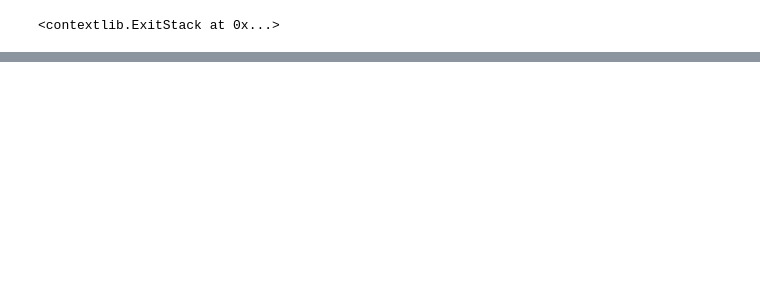
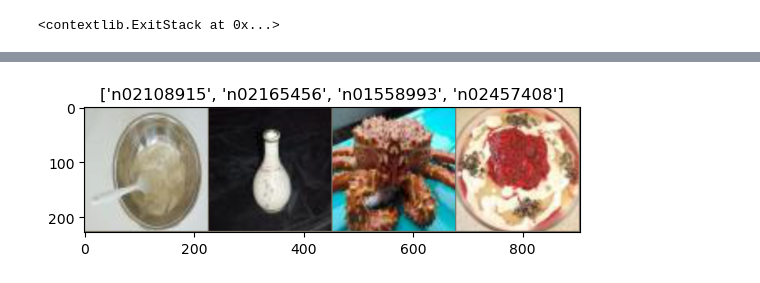
Before and after one commit to KRVPerera/FSL-MiniImageNet, a Jupyter notebook: notebooks/data_exploration.ipynb, the cells around one changed output, grey strips where cells are left out. Drawn from its saved outputs; the diff is of its cells as text; code cells hidden in the pictures; blank space fills up the shorter version.

```diff
--- a/notebooks/data_exploration.ipynb
+++ b/notebooks/data_exploration.ipynb
@@ -57,0 +47,6 @@ imshow(out, title=[class_names[x] for x in classes])
+# %%
+inputs, classes = next(iter(dataloaders['test']))
+out = torchvision.utils.make_grid(inputs)
+imshow(out, title=[class_names[x] for x in classes])
+# %% [output]
+[figure, added]
```
Also changed, not shown: parts of 3 cells of this notebook, 4 other files.
